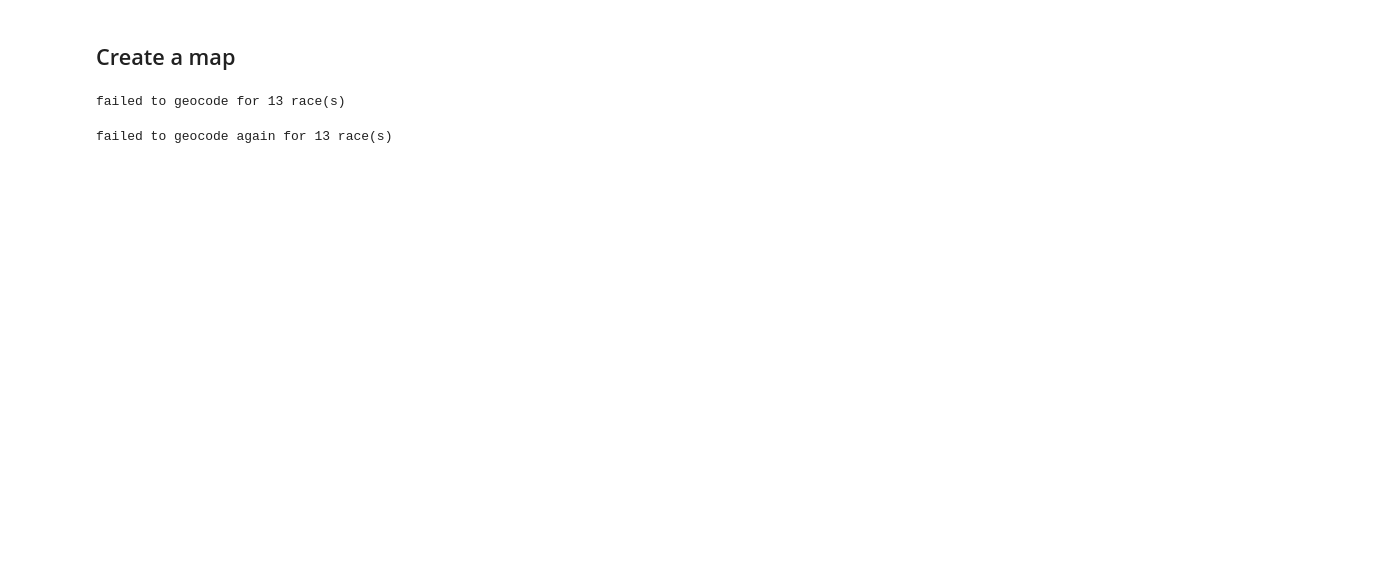
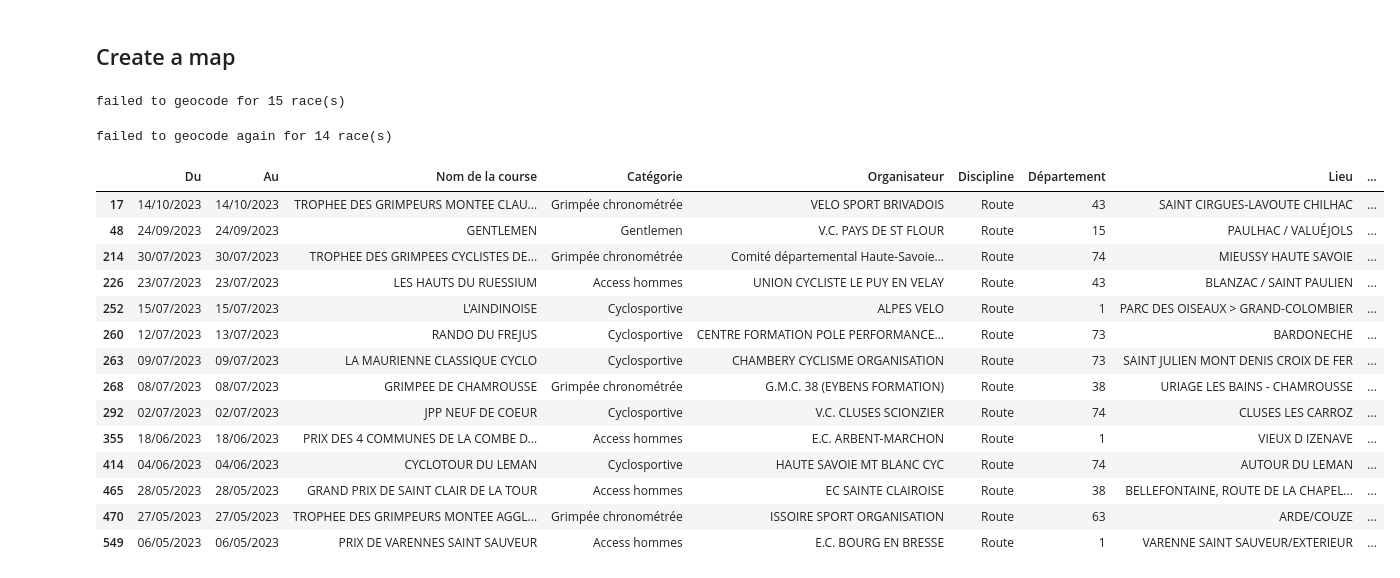
Before and after one commit to TheoxProject/UCT, a Jupyter notebook: Calendrier_courses/calendrier.ipynb, the cells around one changed output. Saved outputs shown, nothing was run; the diff lists cells and outputs as text; code cells hidden in the pictures; blank space fills up the shorter version.

```diff
--- a/Calendrier_courses/calendrier.ipynb
+++ b/Calendrier_courses/calendrier.ipynb
@@ -229,36 +228,56 @@ courses_map = courses_ffc.copy()
 # add the localisation for the "Etape du Tour ", "Echappe du col de la Loze"
 courses_map.loc[courses_map['Nom de la course'] == 'ETAPE DU TOUR ANNEMASSE-MORZINE', 'Lieu'] = 'Annemasse'
 courses_map.loc[courses_map['Nom de la course'] == 'ECHAPPE DU COL DE LA LOZE', 'Lieu'] = 'Méribel'
 
 
 courses_map['info_place'] = 'Auvergne-Rhône-Alpes'  + ', ' + courses_map['Département'].astype(str) + ', ' + courses_map['Lieu']
 courses_map['info_course'] = courses_map['Catégorie'] + ' - ' + courses_map['Nom de la course'] + ' - ' + courses_map['Du']
 
+
+# for "RANDO DU FREJUS", change the 'info_place' to "BARDONECHE, FRANCE"
+courses_map.loc[courses_map['Nom de la course'] == 'RANDO DU FREJUS', 'info_place'] = 'BARDONECHE, FRANCE'
 
 
 # find localisation
 geolocator = Nominatim(user_agent="courses_ffc")
 tqdm.pandas()
 courses_map['Location'] = courses_map['info_place'].progress_apply(partial(geolocator.geocode, timeout=5, language='fr'))
 courses_map['Point'] = courses_map['Location'].progress_apply(lambda loc: tuple(loc.point) if loc else None)
 
 # verification
 print('failed to geocode for', courses_map['Point'].isnull().sum(), 'race(s)')
 
 # extract null rows and apply geocode again
 null_rows = courses_map[courses_map['Point'].isnull()]
 null_rows['info_place'] = 'Auvergne-Rhône-Alpes' + ', ' + null_rows['Lieu']
+# for "RANDO DU FREJUS", change the 'info_place' to "BARDONECHE, FRANCE" ///avoid geolocator error
+null_rows.loc[null_rows['Nom de la course'] == 'RANDO DU FREJUS', 'info_place'] = 'BARDONECHE, FRANCE'
 tqdm.pandas()
 null_rows['Location'] = null_rows['info_place'].progress_apply(partial(geolocator.geocode, timeout=5, language='fr'))
 null_rows['Point'] = null_rows['Location'].progress_apply(lambda loc: tuple(loc.point) if loc else None)
 
 # verification
 print('failed to geocode again for', null_rows['Point'].isnull().sum(), 'race(s)')
 # show race with no location :
-#null_rows[null_rows['Point'].isnull()].head(20)
+null_rows[null_rows['Point'].isnull()].head(20)
 # %% [output]
-failed to geocode for 13 race(s)
+failed to geocode for 15 race(s)
-failed to geocode again for 13 race(s)
+failed to geocode again for 14 race(s)
+|  | Du | Au | Nom de la course | Catégorie | Organisateur | Discipline | Département | Lieu | ... |
+| 17 | 14/10/2023 | 14/10/2023 | TROPHEE DES GRIMPEURS MONTEE CLAU... | Grimpée chronométrée | VELO SPORT BRIVADOIS | Route | 43 | SAINT CIRGUES-LAVOUTE CHILHAC | ... |
+| 48 | 24/09/2023 | 24/09/2023 | GENTLEMEN | Gentlemen | V.C. PAYS DE ST FLOUR | Route | 15 | PAULHAC / VALUÉJOLS | ... |
+| 214 | 30/07/2023 | 30/07/2023 | TROPHEE DES GRIMPEES CYCLISTES DE... | Grimpée chronométrée | Comité départemental Haute-Savoie... | Route | 74 | MIEUSSY HAUTE SAVOIE | ... |
+| 226 | 23/07/2023 | 23/07/2023 | LES HAUTS DU RUESSIUM | Access hommes | UNION CYCLISTE LE PUY EN VELAY | Route | 43 | BLANZAC / SAINT PAULIEN | ... |
+| 252 | 15/07/2023 | 15/07/2023 | L'AINDINOISE | Cyclosportive | ALPES VELO | Route | 1 | PARC DES OISEAUX > GRAND-COLOMBIER | ... |
+| 260 | 12/07/2023 | 13/07/2023 | RANDO DU FREJUS | Cyclosportive | CENTRE FORMATION POLE PERFORMANCE... | Route | 73 | BARDONECHE | ... |
+| 263 | 09/07/2023 | 09/07/2023 | LA MAURIENNE CLASSIQUE CYCLO | Cyclosportive | CHAMBERY CYCLISME ORGANISATION | Route | 73 | SAINT JULIEN MONT DENIS CROIX DE FER | ... |
+| 268 | 08/07/2023 | 08/07/2023 | GRIMPEE DE CHAMROUSSE | Grimpée chronométrée | G.M.C. 38 (EYBENS FORMATION) | Route | 38 | URIAGE LES BAINS - CHAMROUSSE | ... |
+| 292 | 02/07/2023 | 02/07/2023 | JPP NEUF DE COEUR | Cyclosportive | V.C. CLUSES SCIONZIER | Route | 74 | CLUSES LES CARROZ | ... |
+| 355 | 18/06/2023 | 18/06/2023 | PRIX DES 4 COMMUNES DE LA COMBE D... | Access hommes | E.C. ARBENT-MARCHON | Route | 1 | VIEUX D IZENAVE | ... |
+| 414 | 04/06/2023 | 04/06/2023 | CYCLOTOUR DU LEMAN | Cyclosportive | HAUTE SAVOIE MT BLANC CYC | Route | 74 | AUTOUR DU LEMAN | ... |
+| 465 | 28/05/2023 | 28/05/2023 | GRAND PRIX DE SAINT CLAIR DE LA TOUR | Access hommes | EC SAINTE CLAIROISE | Route | 38 | BELLEFONTAINE, ROUTE DE LA CHAPEL... | ... |
+| 470 | 27/05/2023 | 27/05/2023 | TROPHEE DES GRIMPEURS MONTEE AGGL... | Grimpée chronométrée | ISSOIRE SPORT ORGANISATION | Route | 63 | ARDE/COUZE | ... |
+| 549 | 06/05/2023 | 06/05/2023 | PRIX DE VARENNES SAINT SAUVEUR | Access hommes | E.C. BOURG EN BRESSE | Route | 1 | VARENNE SAINT SAUVEUR/EXTERIEUR | ... |
 # %%
 # add manually the location for the problematic rows :
 no_location = null_rows[null_rows['Point'].isnull()]
```
Also changed, not shown: parts of 12 cells of this notebook, 19 other files.
